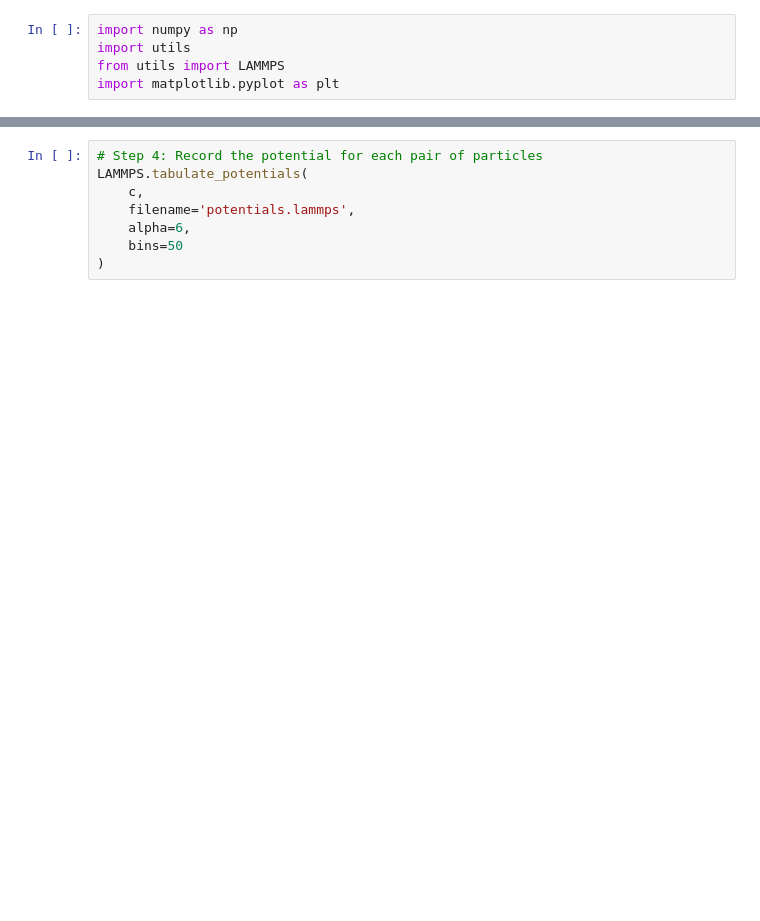
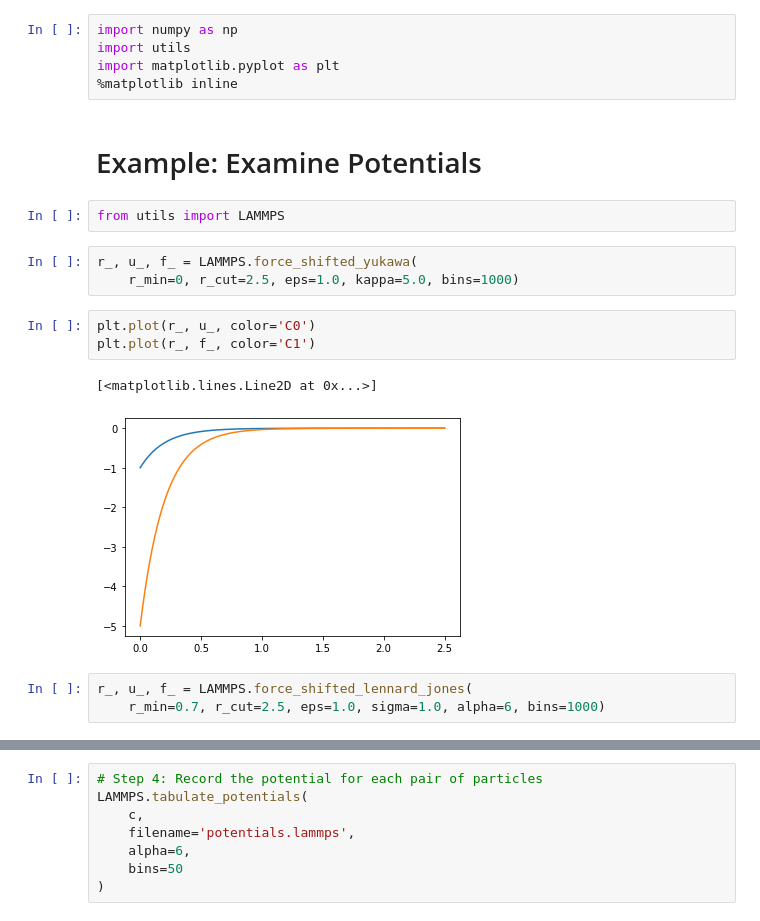
Before and after one commit to usnistgov/escherized-colloids, a Jupyter notebook: simulations/Preparing.ipynb, the cells around one changed output, grey strips where cells are left out. Cells and saved outputs as stored; diff of their text form; blank space fills up the shorter version.

```diff
--- a/simulations/Preparing.ipynb
+++ b/simulations/Preparing.ipynb
@@ -4,5 +4,21 @@
 # %%
 import numpy as np
 import utils
-from utils import LAMMPS
 import matplotlib.pyplot as plt
+%matplotlib inline
+# %% [markdown]
+# Example: Examine Potentials
+# %%
+from utils import LAMMPS
+# %%
+r_, u_, f_ = LAMMPS.force_shifted_yukawa(
+    r_min=0, r_cut=2.5, eps=1.0, kappa=5.0, bins=1000)
+# %%
+plt.plot(r_, u_, color='C0')
+plt.plot(r_, f_, color='C1')
+# %% [output]
+[<matplotlib.lines.Line2D at 0x...>]
+[figure, added]
+# %%
+r_, u_, f_ = LAMMPS.force_shifted_lennard_jones(
+    r_min=0.7, r_cut=2.5, eps=1.0, sigma=1.0, alpha=6, bins=1000)
```
Also changed, not shown: parts of 10 cells of this notebook, 2 other files.
